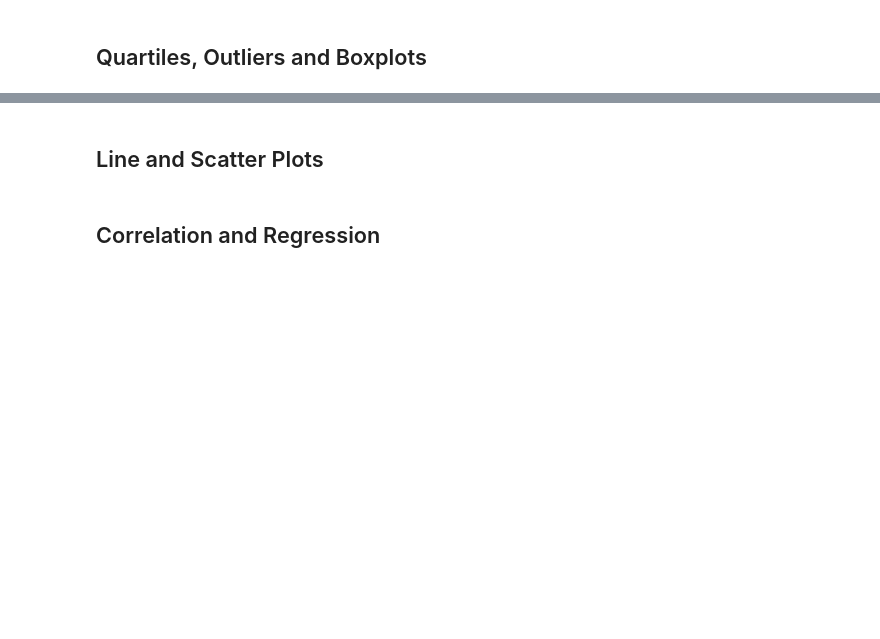
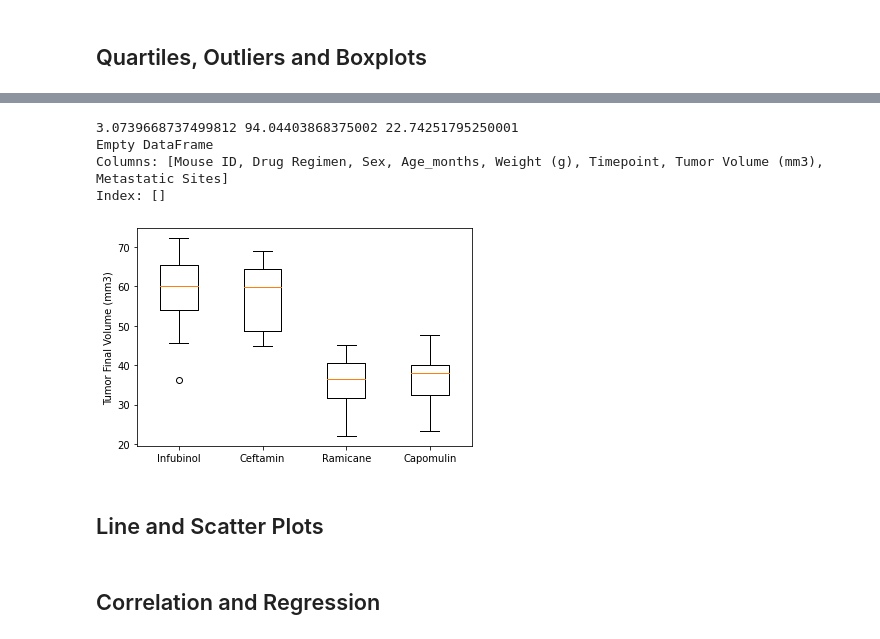
Before and after one commit to DataTortuga/matplotlib-challenge, a Jupyter notebook: Pymaceuticals/pymaceuticals_starter.ipynb, the cells around one changed output, grey strips where cells are left out. Drawn from its saved outputs; the diff is of its cells as text; code cells hidden in the pictures; blank space fills up the shorter version.

```diff
--- a/Pymaceuticals/pymaceuticals_starter.ipynb
+++ b/Pymaceuticals/pymaceuticals_starter.ipynb
@@ -190,6 +199,13 @@ Index(['Mouse ID', 'Drug Regimen', 'Sex', 'Age_months', 'Weight (g)',
 # Capomulin, Ramicane, Infubinol, and Ceftamin
 
 # Start by getting the last (greatest) timepoint for each mouse
+df = merged_df.groupby('Mouse ID',as_index=False)['Timepoint'].max()
+print(df)
 
+df1 = merged_df.loc[(merged_df['Drug Regimen'] == 'Capomulin') | (merged_df['Drug Regimen'] == 'Ramicane') | (merged_df['Drug Regimen'] == 'Infubinol') | (merged_df['Drug Regimen'] == 'Ceftamin')]
 
 # Merge this group df with the original dataframe to get the tumor volume at the last timepoint
+
+df = pd.merge(df1, df ,on=['Mouse ID','Timepoint'], how='right')
+df = df.dropna(how='any')
+df.head(50)
@@ -196,22 +244,40 @@ Index(['Mouse ID', 'Drug Regimen', 'Sex', 'Age_months', 'Weight (g)',
 # %%
 # Put treatments into a list for for loop (and later for plot labels)
-
-
+treatment = df['Drug Regimen'].unique()
 # Create empty list to fill with tumor vol data (for plotting)
-
+tumor_vol = []
 
 # Calculate the IQR and quantitatively determine if there are any potential outliers.
 
+IQR = df['Tumor Volume (mm3)'].describe()[6] - df['Tumor Volume (mm3)'].describe()[4]
+df_stats = df['Tumor Volume (mm3)'].describe()
+outlier_lower = df_stats[4] - 1.5*IQR
+outlier_upper = df_stats[6] + 1.5*IQR
+
+print(outlier_lower, outlier_upper, IQR)
 
     # Locate the rows which contain mice on each drug and get the tumor volumes
-
-
+for drug in treatment:
+    tumor_vol.append(df['Tumor Volume (mm3)'].loc[(df['Drug Regimen'] == drug)])
     # add subset
 
 
     # Determine outliers using upper and lower bounds
+potential_outliers = df.loc[(df['Tumor Volume (mm3)'] >= outlier_upper) | (df['Tumor Volume (mm3)'] <= outlier_lower)]
+print(potential_outliers)
+# %% [output]
+3.0739668737499812 94.04403868375002 22.74251795250001
+Empty DataFrame
+Columns: [Mouse ID, Drug Regimen, Sex, Age_months, Weight (g), Timepoint, Tumor Volume (mm3), Metastatic Sites]
+Index: []
 # %%
 # Generate a box plot of the final tumor volume of each mouse across four regimens of interest
+
+plt.boxplot(tumor_vol,labels=treatment)
+plt.ylabel('Tumor Final Volume (mm3)')
+plt.show()
+# %% [output]
+[figure, added]
 # %% [markdown]
 ## Line and Scatter Plots
 # %%
```
Also changed, not shown: parts of 3 cells of this notebook.
